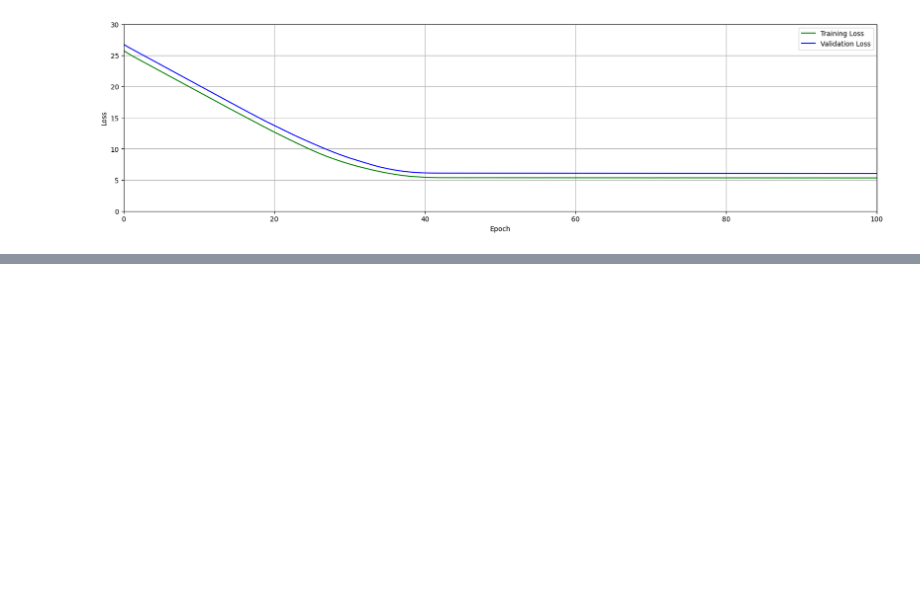
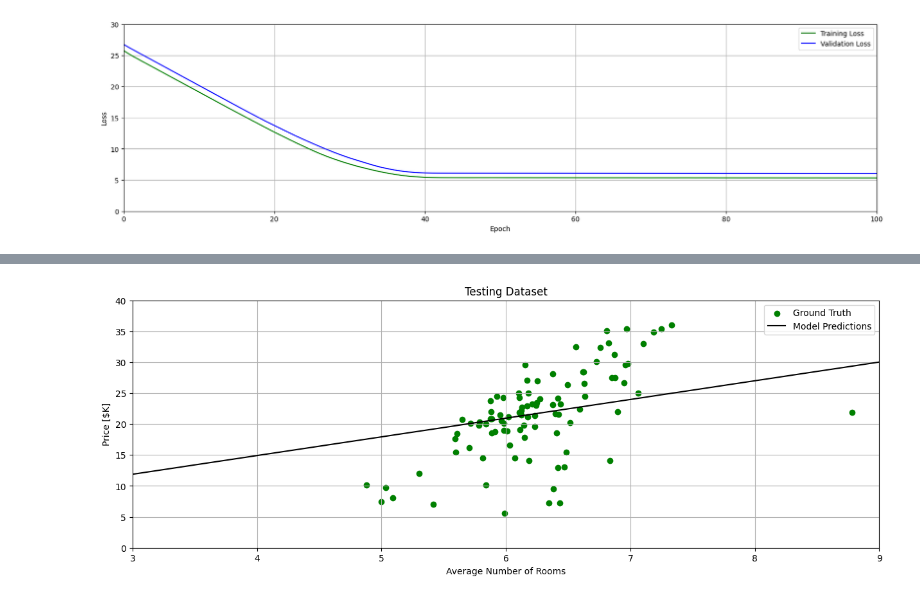
Before and after one commit to Godwin-Anku/earthquake_project, a Jupyter notebook: Deep_Learning_(Linear_Regression_Modeling).ipynb, the cells around one changed output, grey strips where cells are left out. Drawn from its saved outputs; the diff is of its cells as text; code cells hidden in the pictures; blank space fills up the shorter version.

```diff
--- a/Deep_Learning_(Linear_Regression_Modeling).ipynb
+++ b/Deep_Learning_(Linear_Regression_Modeling).ipynb
@@ -125,0 +185,4 @@ plot_loss(history)
+# %%
+plot_data(X_test_1D, y_test, x, y, title = 'Testing Dataset')
+# %% [output]
+[figure, added]
```
Also changed, not shown: parts of 7 cells of this notebook.
